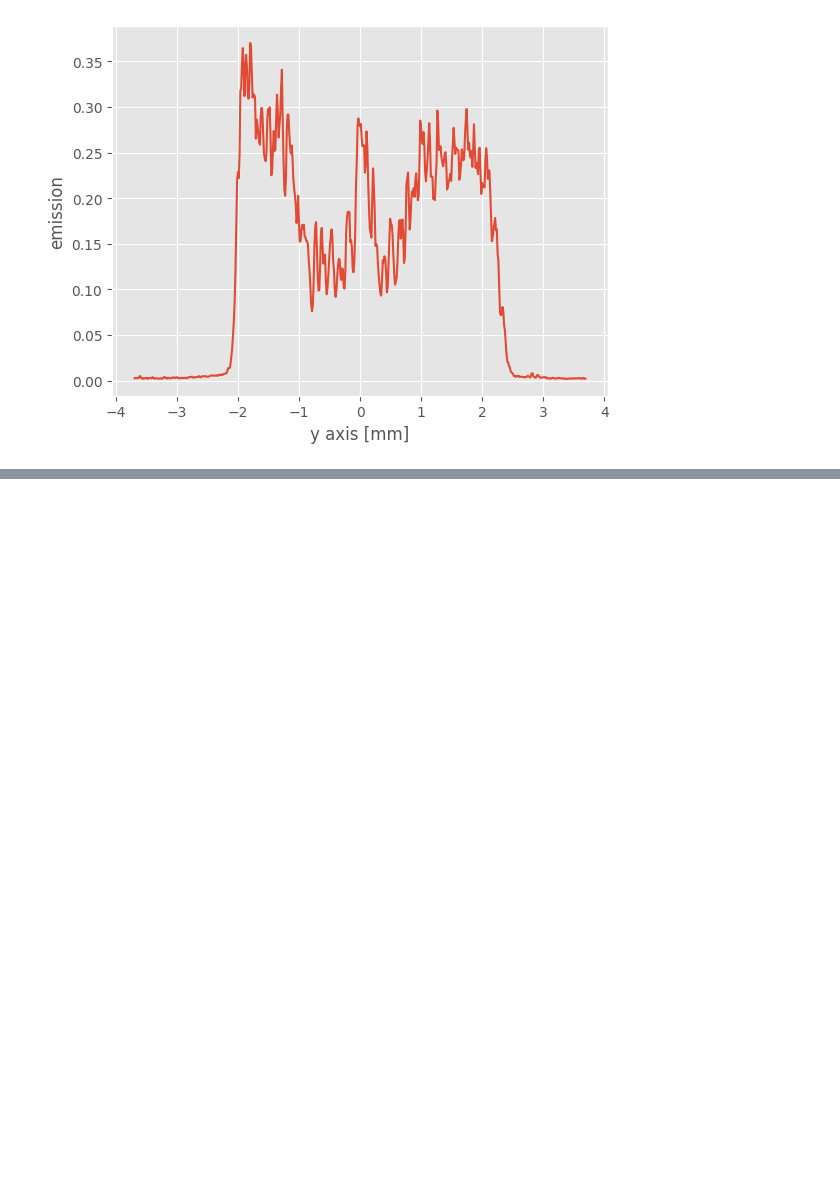
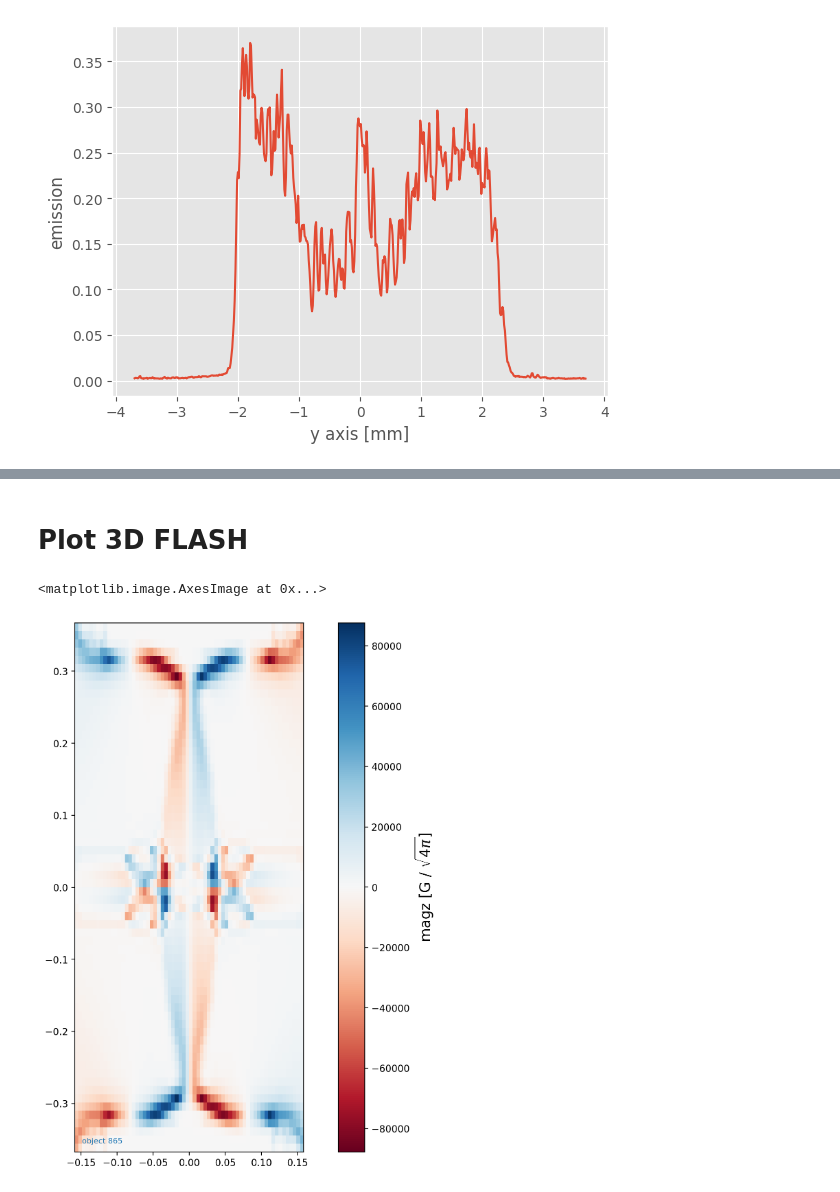
Before and after one commit to kianorr/flash-processing, a Jupyter notebook: hedpy_examples.ipynb, the cells around one changed output, grey strips where cells are left out. Drawn from its saved outputs; the diff is of its cells as text; code cells hidden in the pictures; blank space fills up the shorter version.

```diff
--- a/hedpy_examples.ipynb
+++ b/hedpy_examples.ipynb
@@ -52,0 +71,11 @@ plt.show()
+# %% [markdown]
+# Plot 3D FLASH
+# %%
+obj = 865
+time_ns = 3.
+fig, ax = plt.subplots(1, 1, dpi=200, figsize=(13, 10), sharey=True)
+data = compute(["dB/dt_bier", "B_div_v", "nele", "div_v", "targ", "x", "y", "z"], obj, time_ns)
+plot_2d("magz", data, ax, log=False, slice_of="z", slice_of_value=0, cbar=True)
+# %% [output]
+<matplotlib.image.AxesImage at 0x...>
+[figure, added]
```
Also changed, not shown: parts of 3 cells of this notebook.
